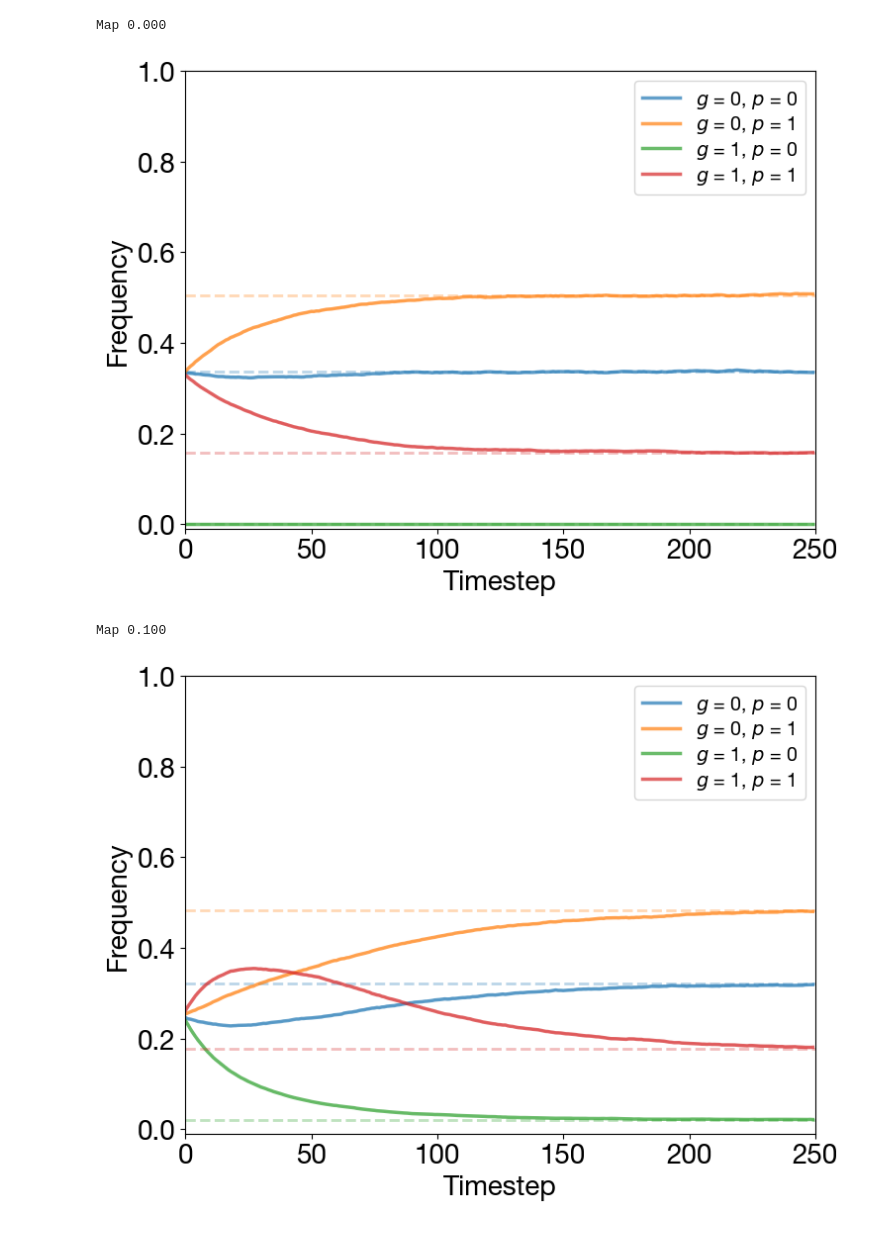
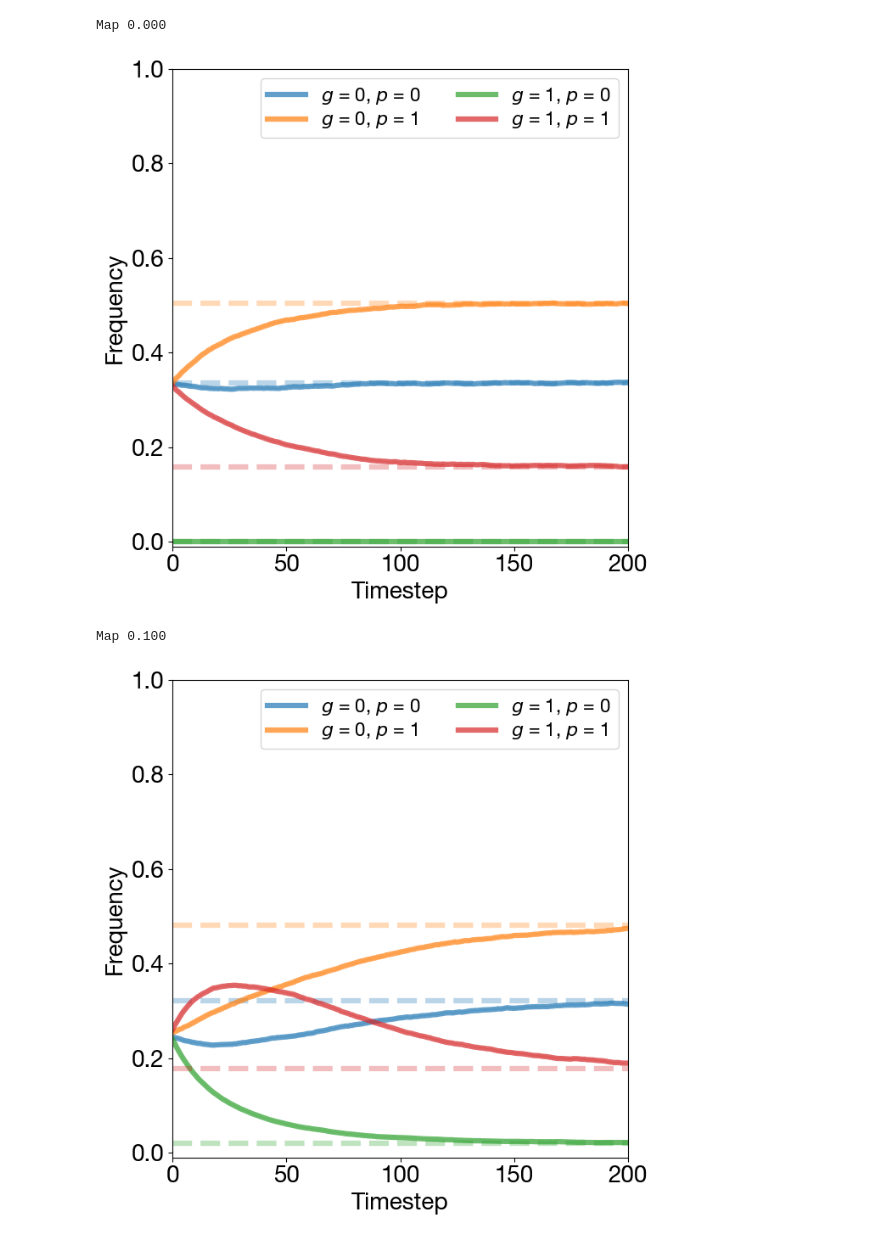
Before and after one commit to vastcollab/ProPGen, a Jupyter notebook: plots/buoy.ipynb, the cells around one changed output. Drawn from its saved outputs; the diff is of its cells as text; code cells hidden in the pictures.

```diff
--- a/plots/buoy.ipynb
+++ b/plots/buoy.ipynb
@@ -14,6 +14,8 @@ font = {'family' : 'Helvetica Neue',
         'size'   : 20}
 
 plt.rc('font', **font)
+
+TMAX = 200
 # %%
 # Regex to extract map and trial
 pattern = re.compile(r"sim_data_map_([0-9]+\.[0-9]+)_trial_([0-9]+)\.pkl")
@@ -47,42 +49,42 @@ for map_val in map_values:
         trajs.append(freq_timeseries)
 
     trajs = np.stack(trajs, axis=0)  # (n_trials, 2, 2, timesteps)
     n_trials = trajs.shape[0]
 
     # Compute mean and SEM across trials
     mean_traj = trajs.mean(axis=0)       # (2, 2, timesteps)
     sem_traj = trajs.std(axis=0) / np.sqrt(n_trials)  # (2, 2, timesteps)
 
-    timesteps = np.arange(mean_traj.shape[2])
-    plt.figure(figsize=(8, 6))
+    timesteps = np.arange(TMAX)
+    plt.figure(figsize=(7, 7))
 
     # Plot each (g,p) pair
     for i in range(2):
         for j in range(2):
-            y = mean_traj[i, j, :]
-            yerr = sem_traj[i, j, :]
-            plt.plot(timesteps, y, label=f'$g$ = {i}, $p$ = {j}', alpha=0.7, linewidth=2.5)
+            y = mean_traj[i, j, :TMAX]
+            yerr = sem_traj[i, j, :TMAX]
+            plt.plot(timesteps, y, label=f'$g$ = {i}, $p$ = {j}', alpha=0.7, linewidth=4.5)
             plt.fill_between(timesteps, y - yerr, y + yerr, alpha=0.2)
 
             # theoretical horizontal line
             th = theoretical_vals[i, j]
             plt.axhline(
-                th, linestyle="--", linewidth=2,
+                th, linestyle="--", linewidth=4.5,
                 alpha=0.3, color=plt.gca().lines[-1].get_color()  # match curve color
             )
 
     # plt.title(f"Mean Trajectories ± SEM (map={map_val:.2f})")
     print(f"Map {map_val:.3f}")
     plt.xlabel("Timestep")
     plt.ylabel("Frequency")
     plt.ylim(-0.01, 1)
-    plt.xlim(-0.1, 250)
-    plt.legend(fontsize=14, loc="upper right", labelspacing=0.2)
+    plt.xlim(-0.1, TMAX)
+    plt.legend(fontsize=16, loc="upper right", ncol=2, labelspacing=0.2)
     plt.tight_layout()
     plt.show()
 # %% [output]
 Map 0.000
-[figure, old version]
+[figure, new version]
 Map 0.100
-[figure, old version]
+[figure, new version]
 Map 0.200
```
Also changed, not shown: parts of 1 cell of this notebook, 5 other files.
